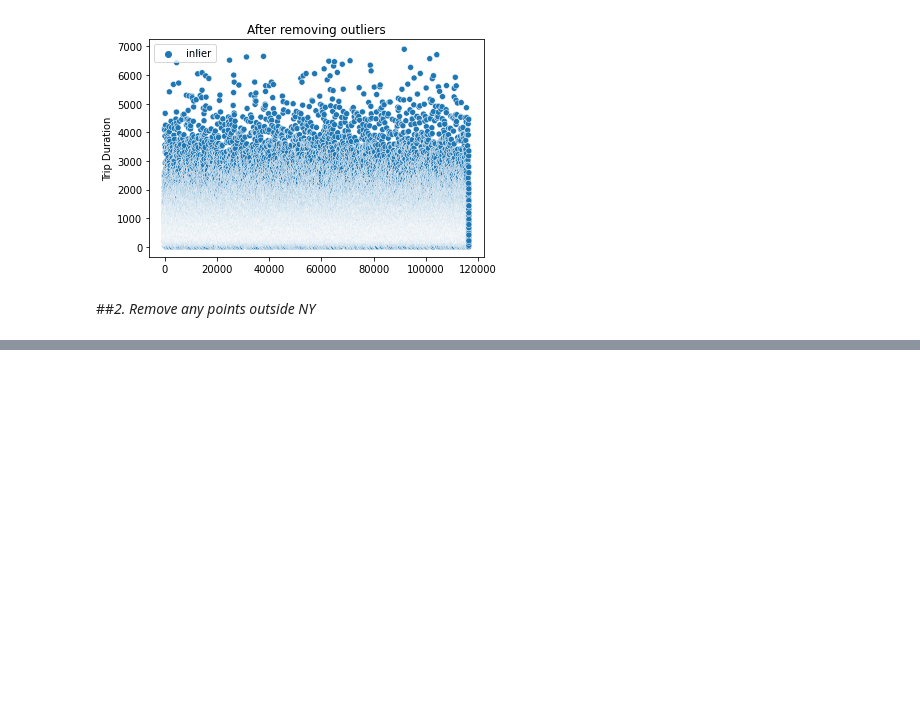
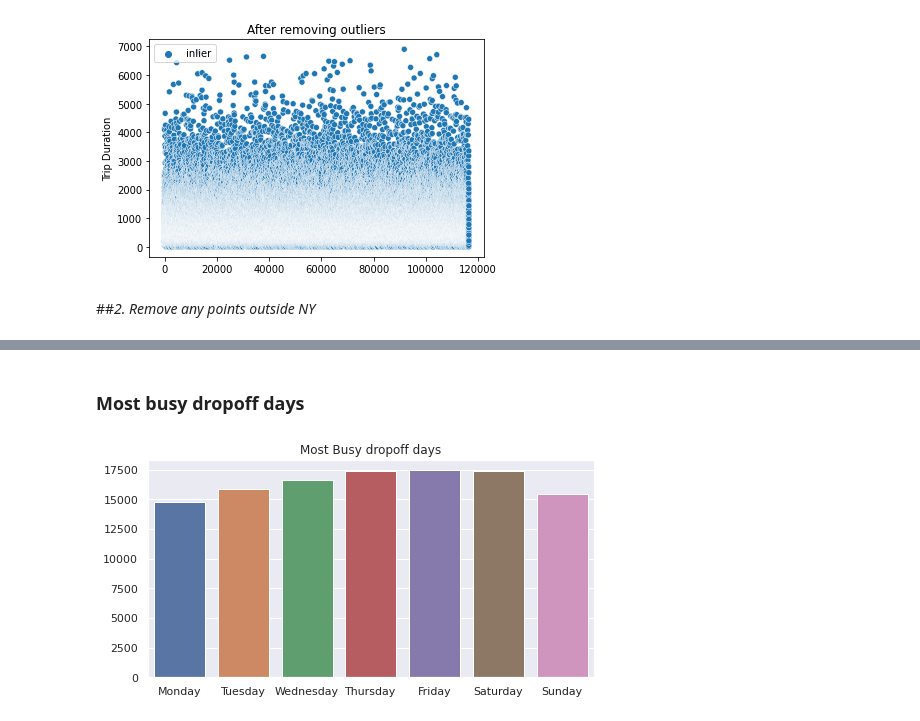
Before and after one commit to EliasEconomou/DataMining2-Travel-Time-Prediction, a Jupyter notebook: DataMining2_Travel_Time_Prediction.ipynb, the cells around one changed output, grey strips where cells are left out. Cells and saved outputs as stored; diff of their text form; code cells hidden in the pictures; blank space fills up the shorter version.

```diff
--- a/DataMining2_Travel_Time_Prediction.ipynb
+++ b/DataMining2_Travel_Time_Prediction.ipynb
@@ -138,0 +328,19 @@ plotWithOutliers = sns.scatterplot(data=y_values,
+# %% [markdown]
+### Most busy dropoff days
+# %%
+dDaysDict = {}
+dDaysDict['Monday'] = trainDF[trainDF.dropoff_day_name == "Monday"].shape[0]
+dDaysDict['Tuesday'] = trainDF[trainDF.dropoff_day_name == "Tuesday"].shape[0]
+dDaysDict['Wednesday'] = trainDF[trainDF.dropoff_day_name == "Wednesday"].shape[0]
+dDaysDict['Thursday'] = trainDF[trainDF.dropoff_day_name == "Thursday"].shape[0]
+dDaysDict['Friday'] = trainDF[trainDF.dropoff_day_name == "Friday"].shape[0]
+dDaysDict['Saturday'] = trainDF[trainDF.dropoff_day_name == "Saturday"].shape[0]
+dDaysDict['Sunday'] = trainDF[trainDF.dropoff_day_name == "Sunday"].shape[0]
+
+
+
+busyDaysPlot = sns.barplot(x=list(dDaysDict.keys()),
+                           y=list(dDaysDict.values())).set(title='Most Busy dropoff days')
+sns.set(rc={'figure.figsize':(8,4)})
+# %% [output]
+[figure, added]
```
Also changed, not shown: parts of 17 cells of this notebook.
